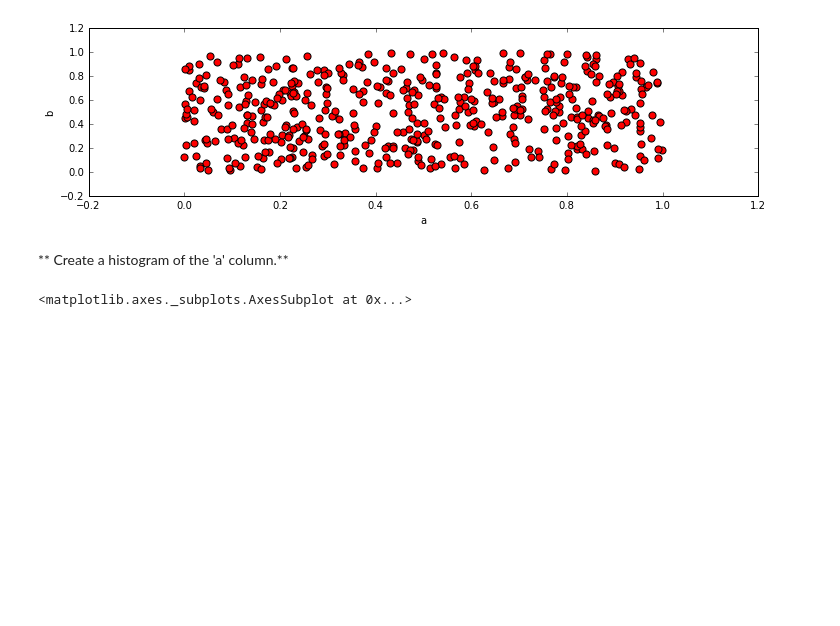
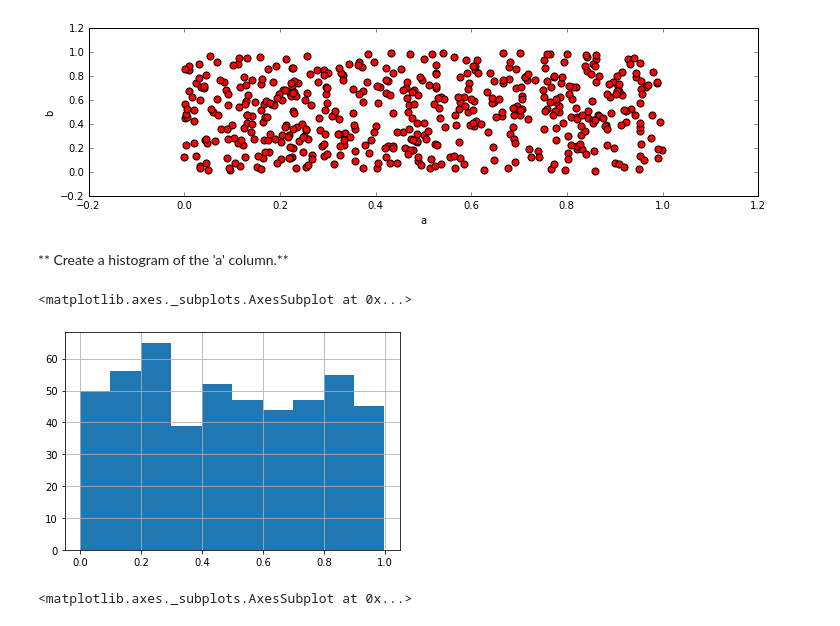
Before and after one commit to Kenneth-Macharia/Learning, a Jupyter notebook: Python/data_science_and_machine_learning/07-Pandas-Built-in-Data-Viz/02-Pandas Data Visualization Exercise.ipynb, the cells around one changed output. Saved outputs shown, nothing was run; the diff lists cells and outputs as text; code cells hidden in the pictures; blank space fills up the shorter version.

```diff
--- a/Python/data_science_and_machine_learning/07-Pandas-Built-in-Data-Viz/02-Pandas Data Visualization Exercise.ipynb
+++ b/Python/data_science_and_machine_learning/07-Pandas-Built-in-Data-Viz/02-Pandas Data Visualization Exercise.ipynb
@@ -32,6 +37,11 @@ df3.head()
 [figure]
 # %% [markdown]
 ** Create a histogram of the 'a' column.**
+# %%
+df3['a'].hist()
+# %% [output]
+<matplotlib.axes._subplots.AxesSubplot at 0x...>
+[figure, added]
 # %%
 # %% [output]
 <matplotlib.axes._subplots.AxesSubplot at 0x...>
```
Also changed, not shown: parts of 2 cells of this notebook, 10 other files.
